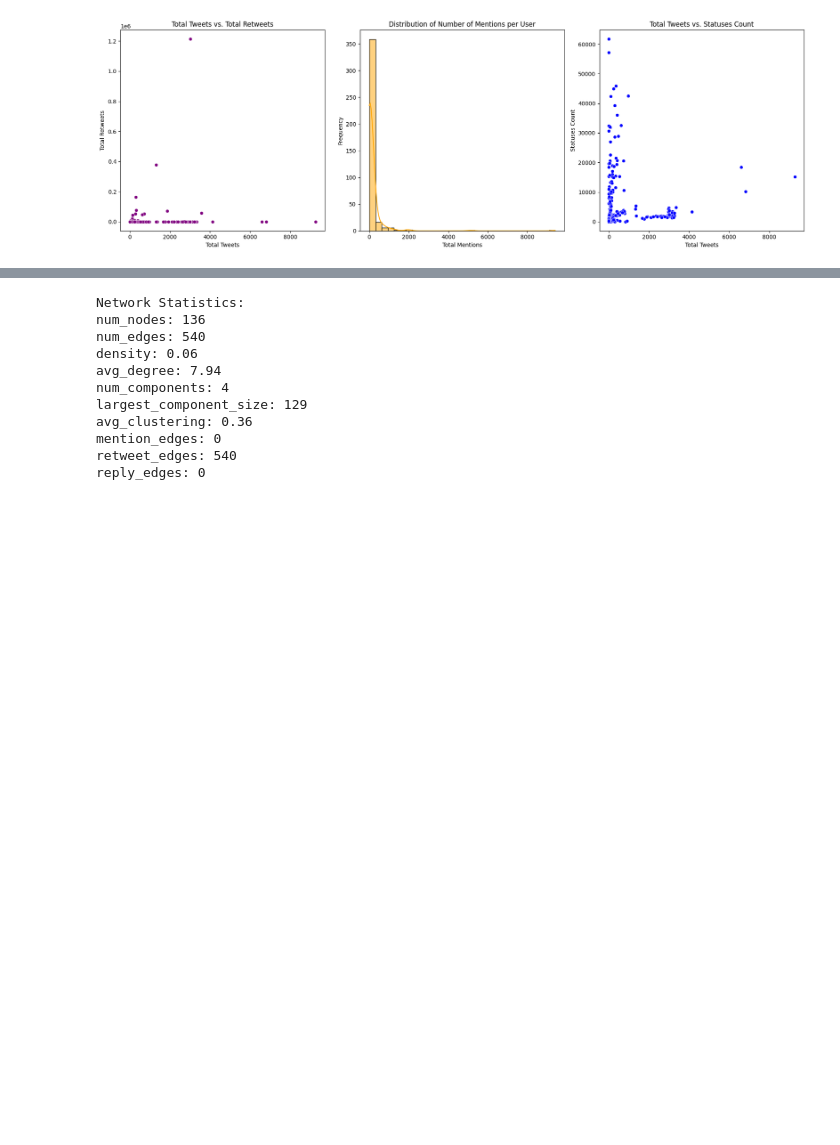
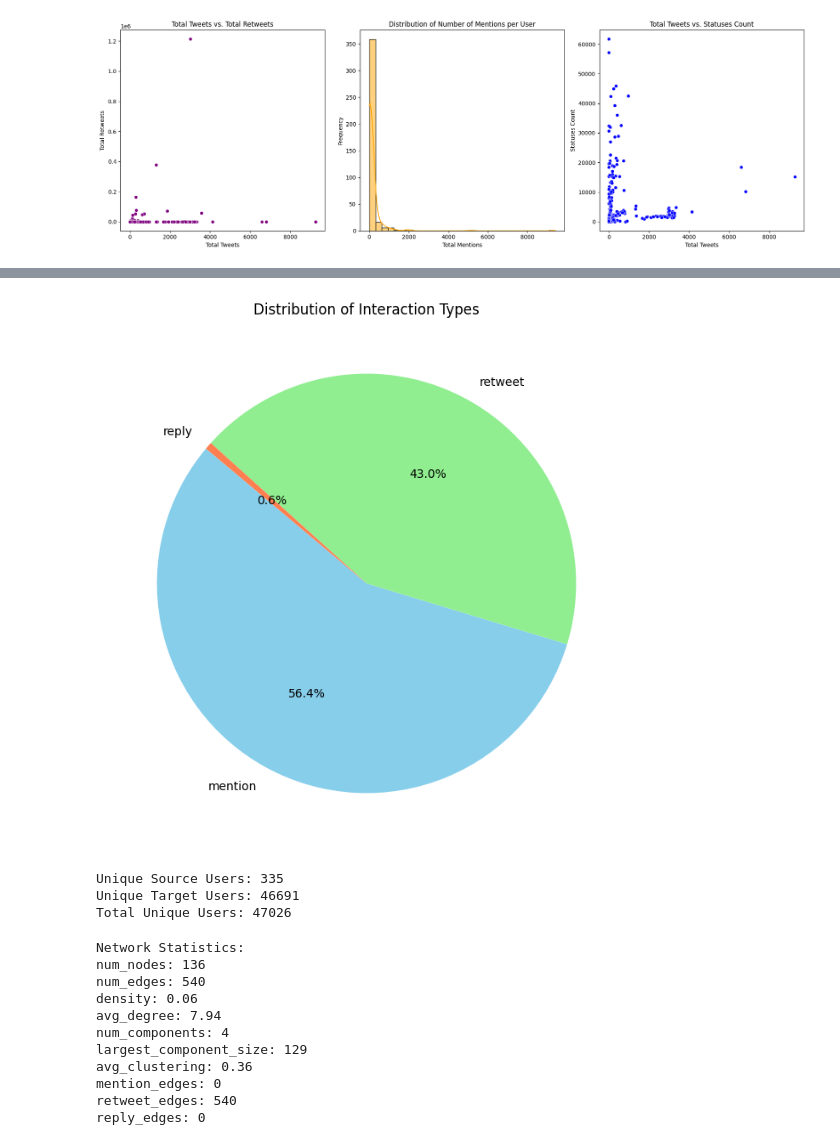
Before and after one commit to alessandrogentili001/Social-Networks-and-Recommendation-Systems, a Jupyter notebook: week_12/lab12.ipynb, the cells around one changed output, grey strips where cells are left out. Drawn from its saved outputs; the diff is of its cells as text; code cells hidden in the pictures; blank space fills up the shorter version.

```diff
--- a/week_12/lab12.ipynb
+++ b/week_12/lab12.ipynb
@@ -295 +493,41 @@ plot_user_activity(top_users, user_activity)
+# %%
+# Pie chart for interaction types
+def plot_interaction_distribution(interactions_df):
+    """Plot a pie chart of interaction types."""
+    interaction_counts = interactions_df['interaction_type'].value_counts()
+    plt.figure(figsize=(8, 8))
+    plt.pie(
+        interaction_counts,
+        labels=interaction_counts.index,
+        autopct='%1.1f%%',
+        startangle=140,
+        colors=['skyblue', 'lightgreen', 'coral']
+    )
+    plt.title("Distribution of Interaction Types")
+    plt.show()
+
+# Count unique users
+def count_unique_users(interactions_df):
+    """Count unique users in the interactions dataframe."""
+    unique_sources = interactions_df['source_user_id'].nunique()
+    unique_targets = interactions_df['target_user_id'].nunique()
+    total_unique_users = pd.concat([
+        interactions_df['source_user_id'],
+        interactions_df['target_user_id']
+    ]).nunique()
+    print(f"Unique Source Users: {unique_sources}")
+    print(f"Unique Target Users: {unique_targets}")
+    print(f"Total Unique Users: {total_unique_users}")
+
+
+# Plot the pie chart
+plot_interaction_distribution(interactions_df)
+
+# Count unique users
+count_unique_users(interactions_df)
+# %% [output]
+[figure, added]
+Unique Source Users: 335
+Unique Target Users: 46691
+Total Unique Users: 47026
 # %%
```
Also changed, not shown: parts of 19 cells of this notebook.
